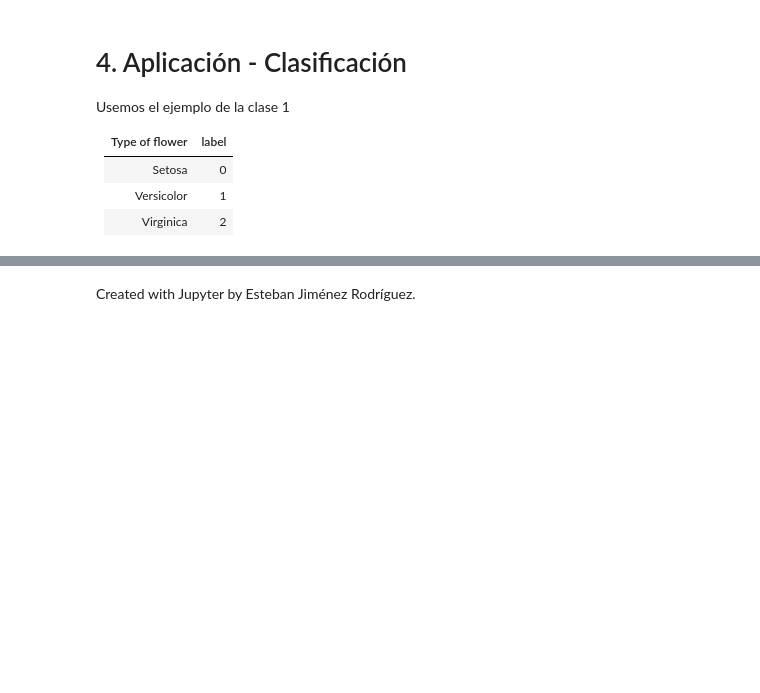
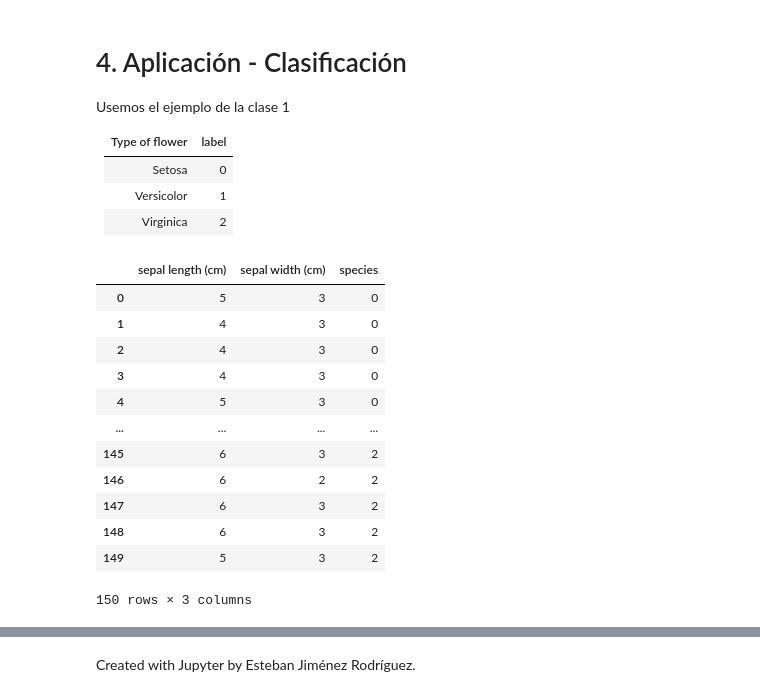
Before and after one commit to FernandoVelascoLoera/mgp2025, a Jupyter notebook: m2-redes-bayesianas/c7-algo-inferencia/2-algo-eliminacion-variables.ipynb, the cells around one changed output, grey strips where cells are left out. Saved outputs shown, nothing was run; the diff lists cells and outputs as text; code cells hidden in the pictures; blank space fills up the shorter version.

```diff
--- a/m2-redes-bayesianas/c7-algo-inferencia/2-algo-eliminacion-variables.ipynb
+++ b/m2-redes-bayesianas/c7-algo-inferencia/2-algo-eliminacion-variables.ipynb
@@ -505,2 +514,18 @@ Usemos el ejemplo de la clase 1
+# %%
+iris_df
+# %% [output]
+|  | sepal length (cm) | sepal width (cm) | species |
+| 0 | 5 | 3 | 0 |
+| 1 | 4 | 3 | 0 |
+| 2 | 4 | 3 | 0 |
+| 3 | 4 | 3 | 0 |
+| 4 | 5 | 3 | 0 |
+| ... | ... | ... | ... |
+| 145 | 6 | 3 | 2 |
+| 146 | 6 | 2 | 2 |
+| 147 | 6 | 3 | 2 |
+| 148 | 6 | 3 | 2 |
+| 149 | 5 | 3 | 2 |
+150 rows × 3 columns
 # %%
 # Import matplotlib.pyplot
```
Also changed, not shown: parts of 23 cells of this notebook, 3 other files.
